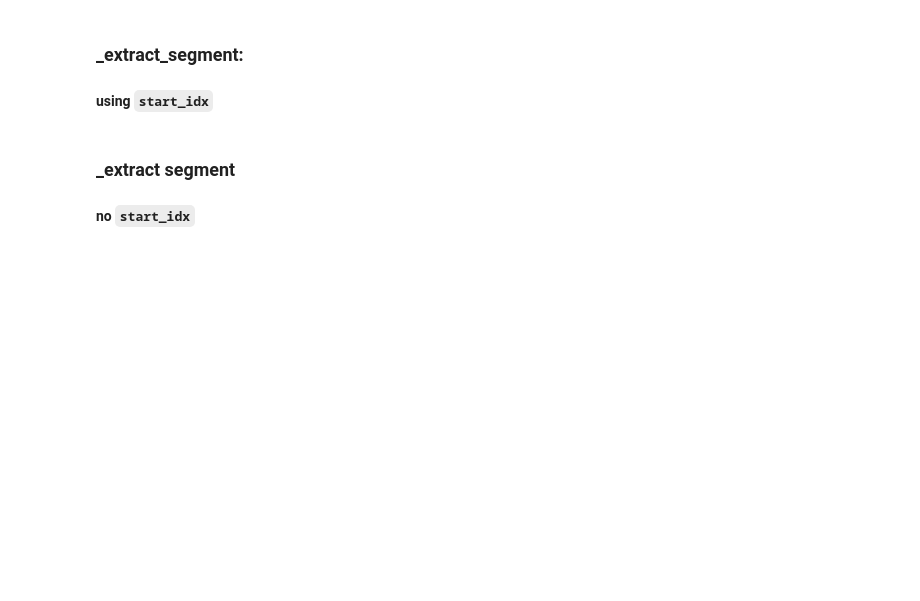
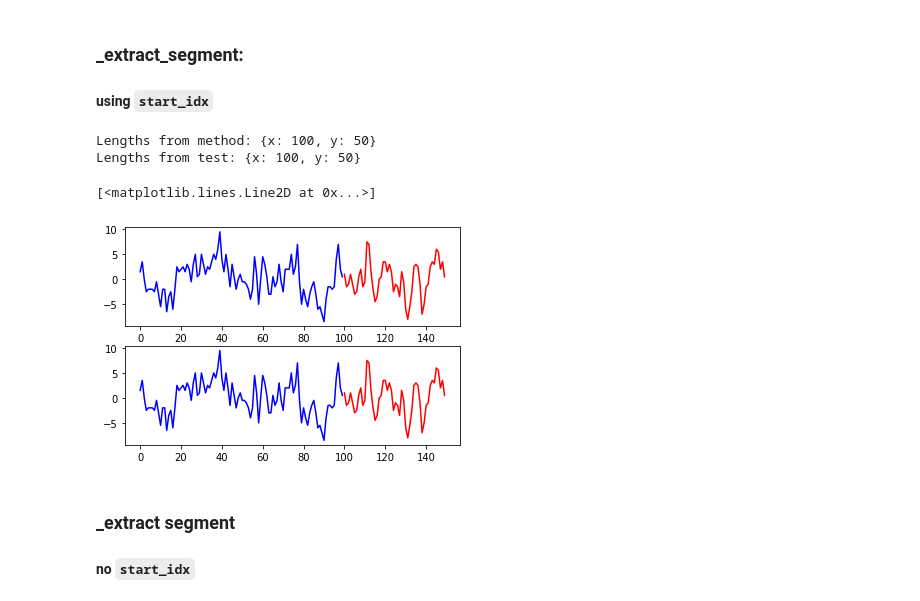
Before and after one commit to rudolfix/Wavenet-PyTorch, a Jupyter notebook: test_units.ipynb, the cells around one changed output. Saved outputs shown, nothing was run; the diff lists cells and outputs as text; code cells hidden in the pictures; blank space fills up the shorter version.

```diff
--- a/test_units.ipynb
+++ b/test_units.ipynb
@@ -27,23 +32,28 @@ print('# unique values: {}'.format(len(np.unique(audio))))
 # %%
 x_len = 100
 y_len = 50
 start_idx = 500
-audio, _, _ = ad._load_audio_from_wav(filelist[2])
+audio, _, _ = ad._load_audio_from_wav(filelist[0])
 x, y = ad._extract_segment(audio, x_len, y_len, start_idx=start_idx)
 
 # compare extracted to manually extracted example
 x_man = audio[start_idx:start_idx + x_len]
 y_man = audio[start_idx + x_len:start_idx + x_len + y_len]
 
 print('Lengths from method: {{x: {}, y: {}}}'.format(len(x), len(y)))
 print('Lengths from test: {{x: {}, y: {}}}'.format(len(x_man), len(y_man)))
 
 plt.subplot(211)
 plt.plot(range(x_len), x, 'b')
 plt.plot(range(x_len, x_len + y_len), y, 'r')
 plt.subplot(212)
 plt.plot(range(x_len), x_man, 'b')
 plt.plot(range(x_len, x_len + y_len), y_man, 'r')
+# %% [output]
+Lengths from method: {x: 100, y: 50}
+Lengths from test: {x: 100, y: 50}
+[<matplotlib.lines.Line2D at 0x...>]
+[figure, added]
 # %% [markdown]
 ### _extract segment
 #### no `start_idx`
```
Also changed, not shown: parts of 21 cells of this notebook, 3 other files.
